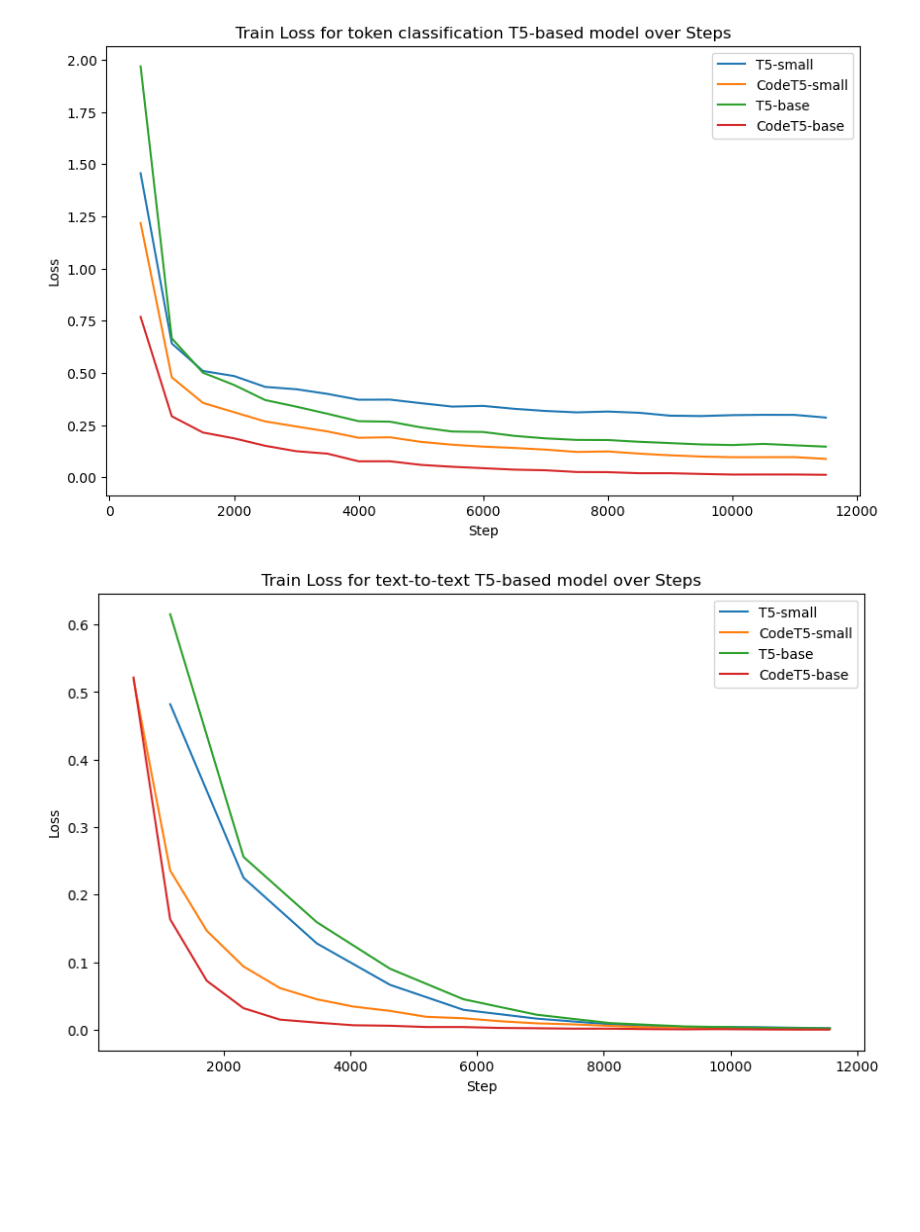
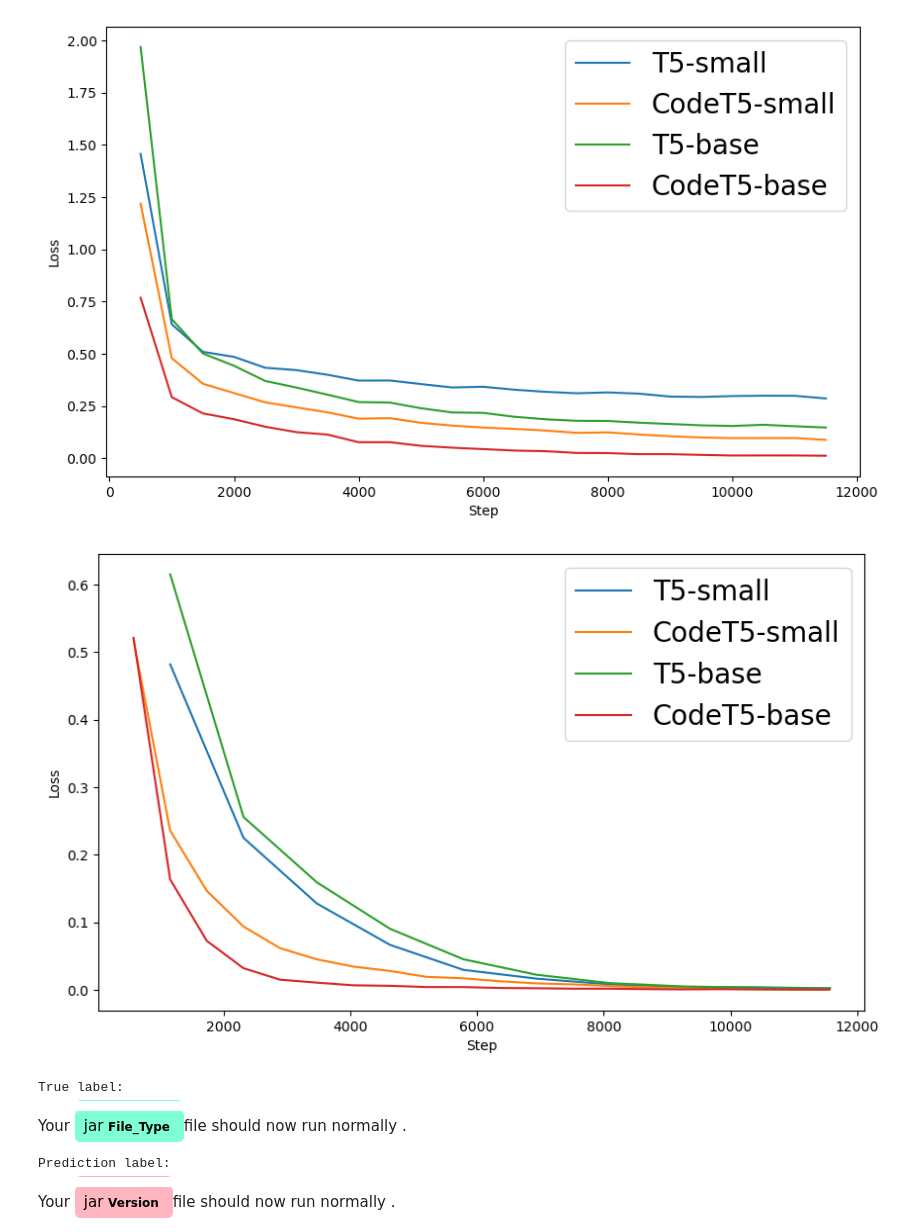
Before and after one commit to boyfromasia/NER_SE, a Jupyter notebook: plots/plot_losses.ipynb, the cells around one changed output. Saved outputs shown, nothing was run; the diff lists cells and outputs as text; code cells hidden in the pictures; blank space fills up the shorter version.

```diff
--- a/plots/plot_losses.ipynb
+++ b/plots/plot_losses.ipynb
@@ -22,6 +22,8 @@ t5_small_clf_conll = read_log("t5-small-conll.txt")
 codet5_small_clf_conll = read_log("codet5-small-conll.txt")
 
 type_loss = "loss"
+legend_size = 20
+fontsize = 20
 # %%
 def get_losses(dct, type_loss, cut):
     steps = [entry['step'] for entry in dct if type_loss in entry][:cut]
@@ -93,28 +97,29 @@ plt.show()
 # %%
 import matplotlib.pyplot as plt
 plt.figure(figsize=(10, 6))
 cut = None
 
 steps, losses = get_losses(t5_small_clf, type_loss, cut)
 plt.plot(steps, losses, linestyle='-',  label="T5-small")
 
 steps, losses = get_losses(codet5_small_clf, type_loss, cut)
 plt.plot(steps, losses, linestyle='-', label="CodeT5-small")
 
 steps, losses = get_losses(t5_base_clf, type_loss, cut)
 plt.plot(steps, losses, linestyle='-',  label="T5-base")
 
 steps, losses = get_losses(codet5_base_clf, type_loss, cut)
 plt.plot(steps, losses, linestyle='-', label="CodeT5-base")
 
-plt.title('Train Loss for token classification T5-based model over Steps')
-plt.legend()
+#plt.title('Train Loss for token classification T5-based models over steps', fontsize=fontsize - 2)
+plt.legend(prop={'size': legend_size})
 plt.xlabel('Step')
 plt.ylabel('Loss')
 plt.grid(False)
+plt.savefig(f"loss_clf.png", bbox_inches='tight')
 plt.show()
 # %% [output]
-[figure, old version]
+[figure, new version]
 # %%
 import pandas as pd
 import numpy as np
@@ -148,11 +153,56 @@ plt.plot(steps, losses, linestyle='-',  label="T5-base")
 steps, losses = get_losses_csv(codet5_base_t2t, type_loss)
 plt.plot(steps, losses, linestyle='-',  label="CodeT5-base")
 
-plt.title('Train Loss for text-to-text T5-based model over Steps')
-plt.legend()
+#plt.title('Train Loss for text-to-text T5-based models over steps', fontsize=fontsize)
+plt.legend(prop={'size': legend_size})
 plt.xlabel('Step')
 plt.ylabel('Loss')
 plt.grid(False)
+plt.savefig(f"loss_t2t.png", bbox_inches='tight', dpi=100)
 plt.show()
 # %% [output]
-[figure, old version]
+[figure, new version]
+# %%
+import spacy
+from spacy import displacy
+
+nlp = spacy.blank('en')
+raw_text = 'Your jar file should now run normally .'
+doc = nlp.make_doc(raw_text)
+spans = [[5, 8, "File_Type"]]
+ents = []
+colors = {"File_Type": "Aquamarine"}
+options = {"ents": ["File_Type"], "colors": colors}
+for span_start, span_end, label in spans:
+    ent = doc.char_span(span_start, span_end, label=label)
+    if ent is None:
+        continue
+
+    ents.append(ent)
+
+doc.ents = ents
+print("True label:")
+displacy.render(doc, style="ent", jupyter=True, options=options)
+
+raw_text = 'Your jar file should now run normally .'
+doc = nlp.make_doc(raw_text)
+spans = [[5, 8, "Version"]]
+ents = []
+colors = {"Version": "LightPink"}
+options = {"ents": ["Version"], "colors": colors}
+for span_start, span_end, label in spans:
+    ent = doc.char_span(span_start, span_end, label=label)
+    if ent is None:
+        continue
+
+    ents.append(ent)
+
+doc.ents = ents
+print()
+print("Prediction label:")
+displacy.render(doc, style="ent", jupyter=True, options=options)
+# %% [output]
+True label:
+Your jar File_Type file should now run normally .
+Prediction label:
+Your jar Version file should now run normally .
```
Also changed, not shown: parts of 7 cells of this notebook, 15 other files.
